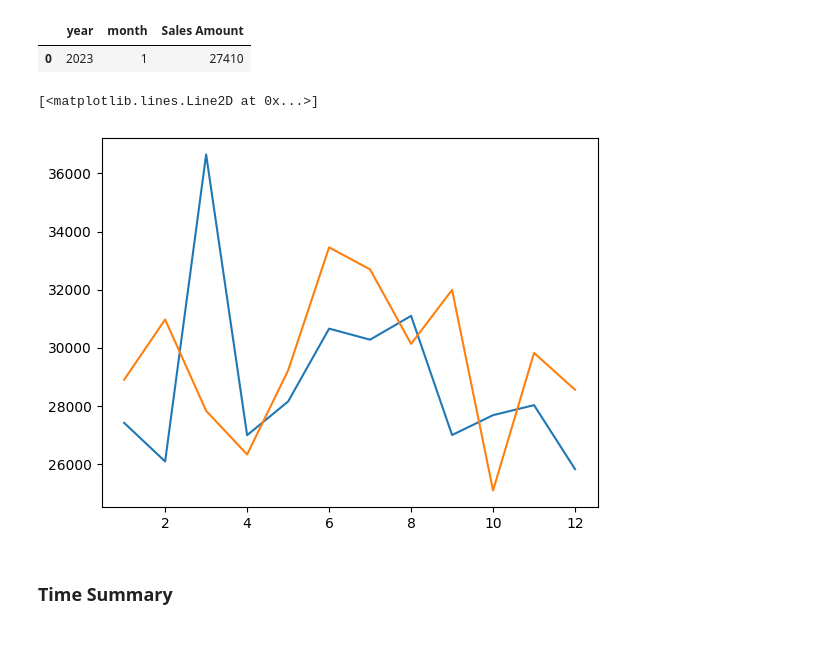
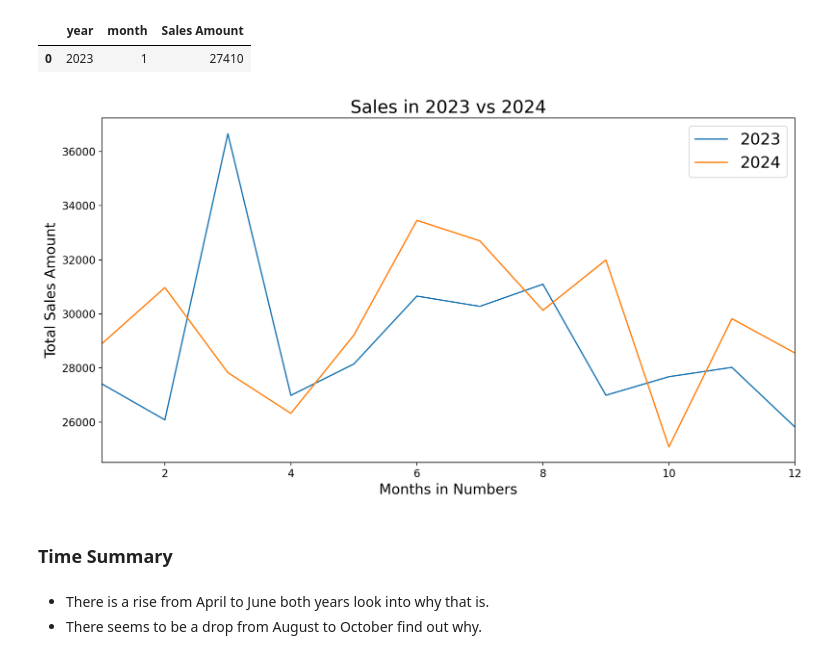
Before and after one commit to Jeff-Nibbs/coffee_dataset_dive, a Jupyter notebook: coffee.ipynb, the cells around one changed output. Drawn from its saved outputs; the diff is of its cells as text; code cells hidden in the pictures.

Commit message:
add month data

```diff
--- a/coffee.ipynb
+++ b/coffee.ipynb
@@ -243,11 +243,23 @@ y23[:1]
 # %% [output]
 |  | year | month | Sales Amount |
 | 0 | 2023 | 1 | 27410 |
-# %%
-plt.plot(y23['month'], y23['Sales Amount'])
-plt.plot(y24['month'], y24['Sales Amount'])
-# %% [output]
-[<matplotlib.lines.Line2D at 0x...>]
-[figure, removed]
+# %%
+plt.figure(figsize=(14, 7), dpi=200)
+plt.title('Sales in 2023 vs 2024', fontsize=20)
+plt.xlim(left=1, right=12)
+
+plt.xlabel('Months in Numbers', fontsize=16)
+plt.ylabel('Total Sales Amount', fontsize=16)
+plt.plot(y23['month'], y23['Sales Amount'], label=2023)
+plt.plot(y24['month'], y24['Sales Amount'], label=2024)
+plt.xticks(fontsize=12)
+plt.yticks(fontsize=12)
+plt.legend(fontsize=18)
+plt.show()
+# %% [output]
+[figure, added]
 # %% [markdown]
 ### Time Summary
+# %% [markdown]
+* There is a rise from April to June both years look into why that is.
+* There seems to be a drop from August to October find out why.
```
Also changed, not shown: parts of 1 cell of this notebook.
